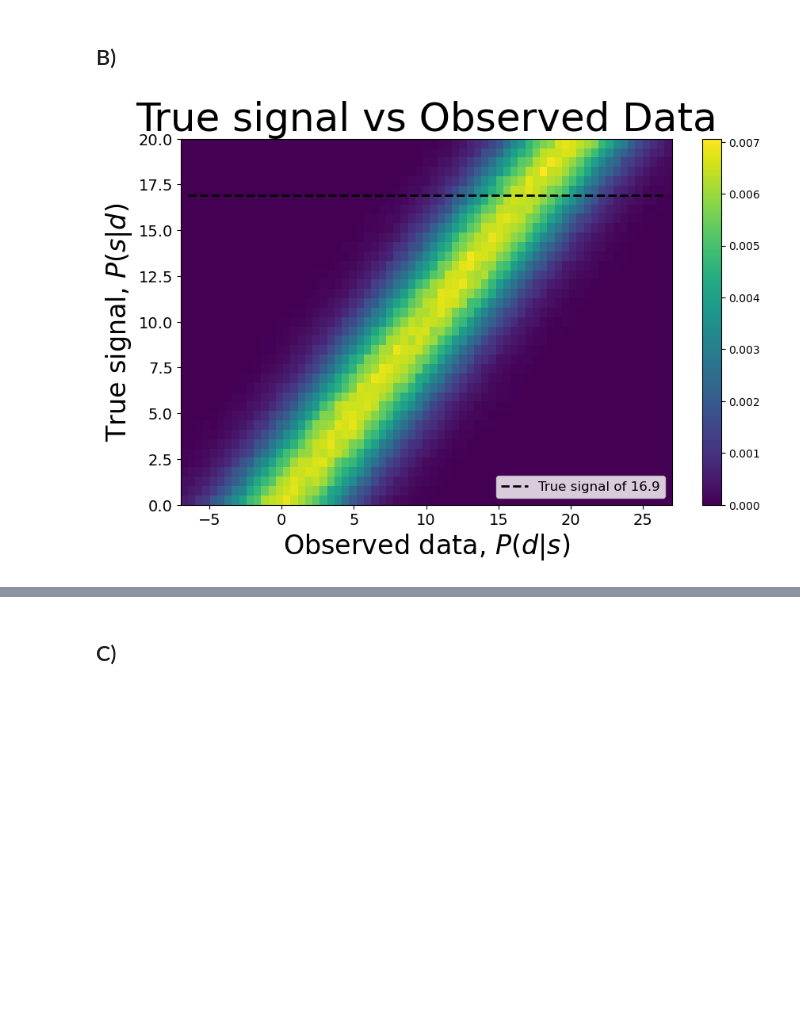
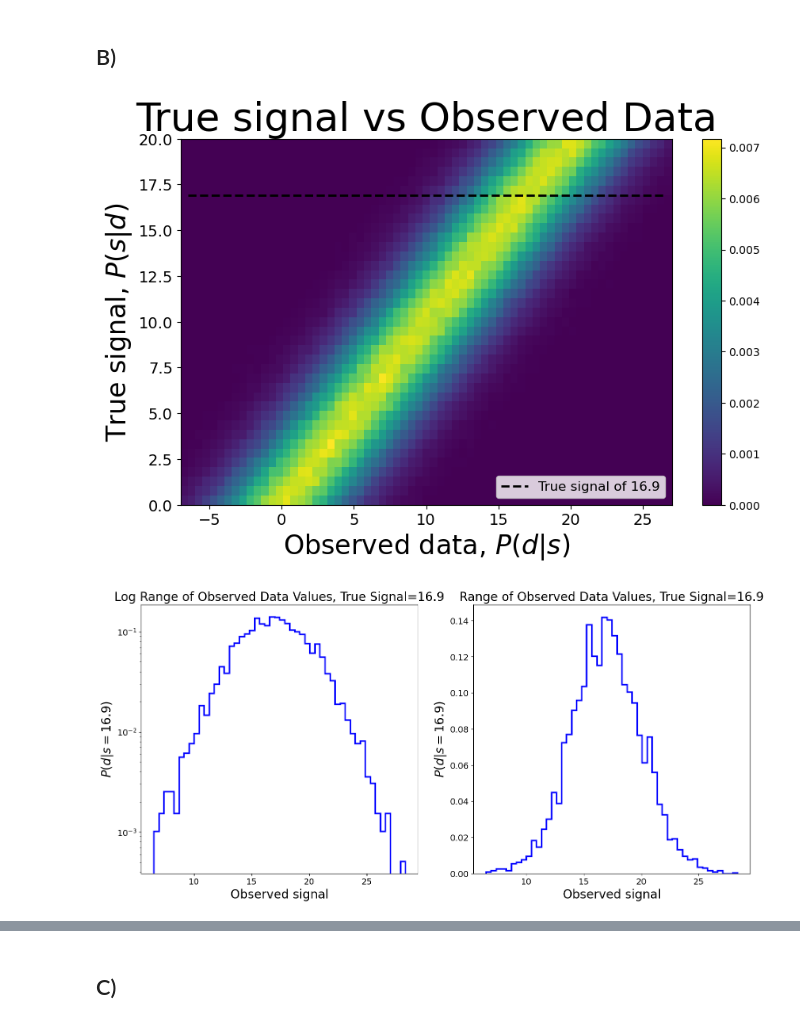
Before and after one commit to WyattOtsuka/PHYS434, a Jupyter notebook: hw5.ipynb, the cells around one changed output, grey strips where cells are left out. Saved outputs shown, nothing was run; the diff lists cells and outputs as text; code cells hidden in the pictures; blank space fills up the shorter version.

```diff
--- a/hw5.ipynb
+++ b/hw5.ipynb
@@ -45,13 +45,13 @@ The above histogram shows the distribution of a normal distribution with $\sigma
 ## B)
 # %%
 # Using a true signal of 16.9
-true_signal = [16.9]*(len(dataedges)-2)
+true_signal = [16.9]*(len(data_edges)-2)
 
 # Plotting dashed line
 fig, ax = plt.subplots()
 plt.tick_params(labelsize = 14)
 plt.pcolormesh(datacenters,signalcenters,Psd.T, shading = 'auto')
-plt.plot(dataedges[1:-1], true_signal ,linestyle='--',linewidth= 2 ,color='black',label='True signal of 16.9')
+plt.plot(data_edges[1:-1], true_signal ,linestyle='--',linewidth= 2 ,color='black',label='True signal of 16.9')
 
 # Labels, legend, and axes
 plt.title("True signal vs Observed Data", fontsize = 36)
@@ -62,25 +62,32 @@ plt.colorbar()
 
 plt.show()
 # %% [output]
-[figure, old version]
+[figure, new version]
 # %%
 observed_values = []
 for i in range(len(data)):
     if signal[i] >= 16.9 and signal[i] <=16.99:
-        obsvals.append(data[i])
+        observed_values.append(data[i])
 # %%
-# plot the range of possible observed data values for this true signal
-fig, (ax1,ax2) = plt.subplots(1,2, figsize=(18,8),gridspec_kw={'wspace': 0.4})
+# Range of possible observed data values for the true signal of 16.9
+fig, (ax1,ax2) = plt.subplots(1,2, figsize=(18,8))
 plt.style.use('ggplot')
 
-ax1.set_title("Range of Observed Data Values, True Signal=12.5",fontsize=20)
-ax2.set_title("Log Range of Observed Data Values, True Signal=12.5",fontsize=20)
-ax1.set_xlabel('Observed signal',fontsize=20), ax2.set_xlabel('Observed signal',fontsize=20)
-ax1.set_ylabel('$P(d|s=12.5)$',fontsize=20), ax2.set_ylabel('Log[$P(d|s=12.5)$]',fontsize=20)
-ax1.tick_params(labelsize = 14), ax2.tick_params(labelsize = 14)
+# Plots data
+ax1.hist(observed_values, histtype='step', color='b', density=True, linewidth=2.5, bins=50)
+ax1.set_title("Log Range of Observed Data Values, True Signal=16.9",fontsize=20)
+ax1.set_xlabel('Observed signal',fontsize=20)
+ax1.set_ylabel('$P(d|s=16.9)$',fontsize=20)
+ax1.tick_params(labelsize = 14)
+ax1.set_yscale('log')
 
-ax1.hist(obsvals,histtype='step',color='r',density=True,linewidth=3.5,bins=50)
-ax2.hist(obsvals,histtype='step',color='r',density=True,linewidth=3.5,bins=50)
-ax2.set_yscale('log')
+
+ax2.hist(observed_values, histtype='step', color='b', density=True, linewidth=2.5, bins=50)
+ax2.set_title("Range of Observed Data Values, True Signal=16.9",fontsize=20)
+ax2.set_xlabel('Observed signal',fontsize=20)
+ax2.set_ylabel('$P(d|s=16.9)$',fontsize=20)
+ax2.tick_params(labelsize = 14)
 
 plt.show()
+# %% [output]
+[figure, added]
```
Also changed, not shown: parts of 12 cells of this notebook.
